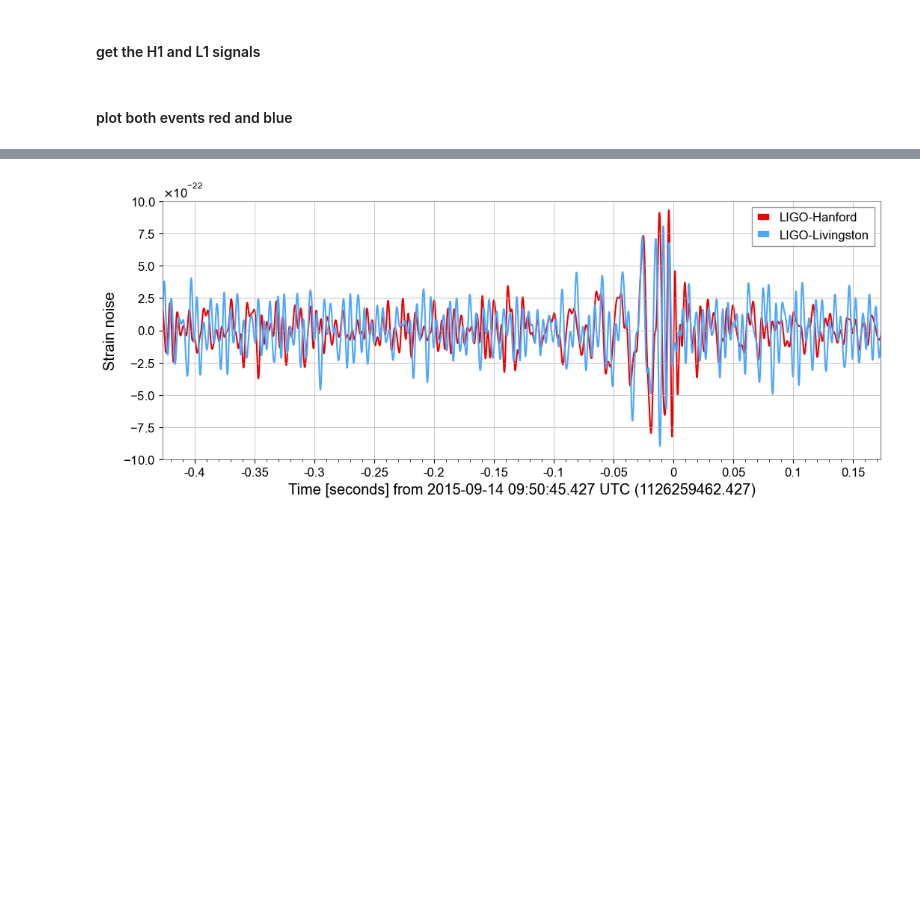
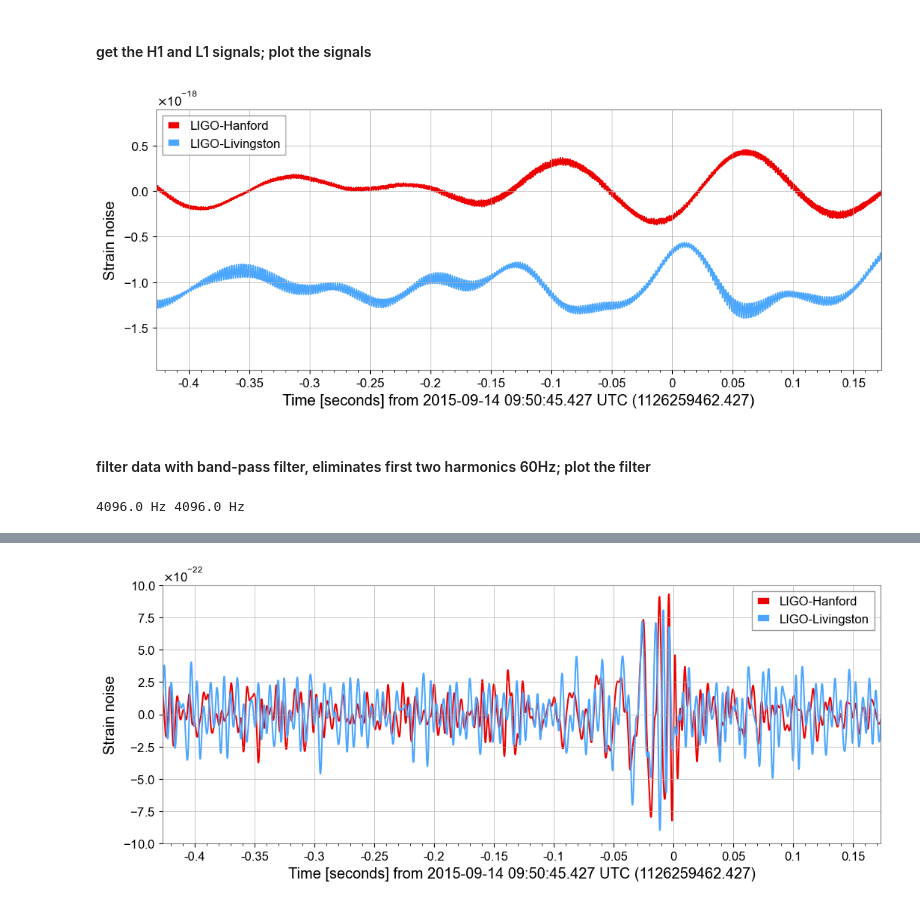
Before and after one commit to gilmerino/gwaves, a Jupyter notebook: content/gwaves.ipynb, the cells around one changed output, grey strips where cells are left out. Drawn from its saved outputs; the diff is of its cells as text; code cells hidden in the pictures; blank space fills up the shorter version.

```diff
--- a/content/gwaves.ipynb
+++ b/content/gwaves.ipynb
@@ -7,7 +9,7 @@ import matplotlib
 from numpy import random
 from gwpy.timeseries import TimeSeries
 from gwpy.plot import Plot
-# %% [markdown]
-#### get the H1 and L1 signals
+# %% [markdown]
+#### get the H1 and L1 signals; plot the signals
 # %%
 h1 = TimeSeries.fetch_open_data('H1', 1126259457, 1126259467)
@@ -17,2 +17,14 @@ l1b = l1.bandpass(50, 250).notch(60).notch(120)
-# %% [markdown]
-#### plot both events red and blue
+# %%
+plot = Plot(figsize=(12, 4.8))
+ax = plot.add_subplot(xscale='auto-gps')
+ax.plot(h1, color='gwpy:ligo-hanford', label='LIGO-Hanford')
+ax.plot(l1, color='gwpy:ligo-livingston', label='LIGO-Livingston')
+ax.set_epoch(1126259462.427)
+ax.set_xlim(1126259462, 1126259462.6)
+ax.set_ylabel('Strain noise')
+ax.legend()
+plot.show()
+# %% [output]
+[figure, added]
+# %% [markdown]
+#### filter data with band-pass filter, eliminates first two harmonics 60Hz; plot the filter
@@ -18,0 +37,4 @@ l1b = l1.bandpass(50, 250).notch(60).notch(120)
+# %%
+print(h1.sample_rate,l1.sample_rate)
+# %% [output]
+4096.0 Hz 4096.0 Hz
```
Also changed, not shown: parts of 8 cells of this notebook.
